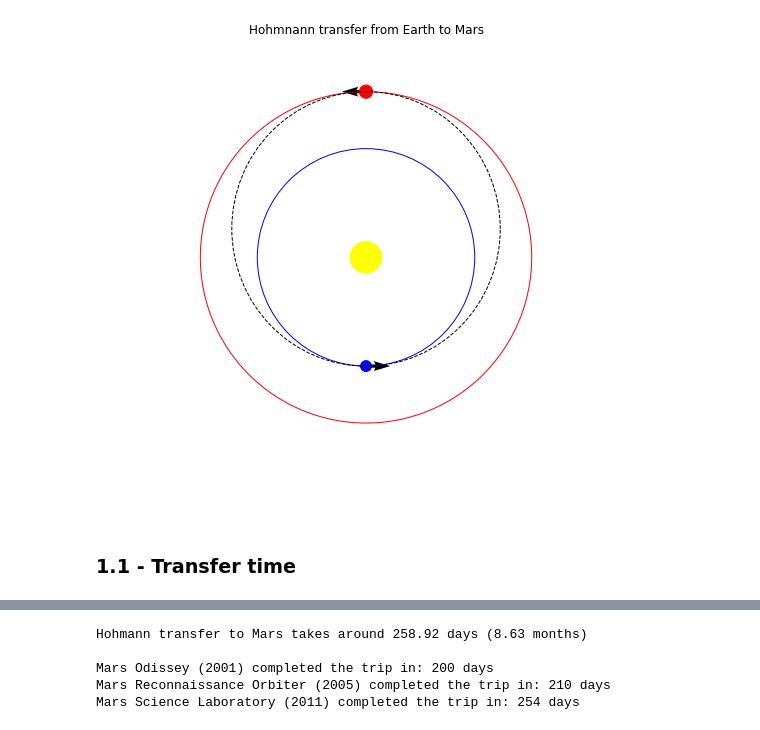
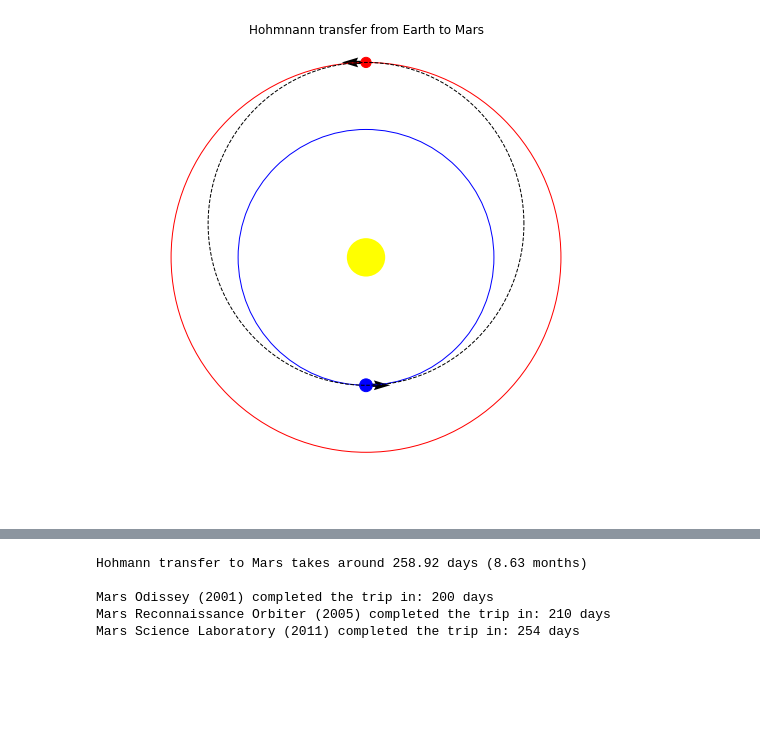
Before and after one commit to bubnicbf/Physics-Libraries, a Jupyter notebook: Introduction_Aerospace_Engineering/HandsOn_Project_Interplanetary_Mission.ipynb, the cells around one changed output, grey strips where cells are left out. Cells and saved outputs as stored; diff of their text form; code cells hidden in the pictures; blank space fills up the shorter version.

```diff
--- a/Introduction_Aerospace_Engineering/HandsOn_Project_Interplanetary_Mission.ipynb
+++ b/Introduction_Aerospace_Engineering/HandsOn_Project_Interplanetary_Mission.ipynb
@@ -31,34 +52,35 @@ R_MARS = 3390000              # Mars' radius [m]
 # %%
+""" DO NOT BOTHER TRYING TO UNDERSTAND THIS PART!!! """
+""" IT JUST CREATES A NICE PLOT OF THE ORBITS """
+
 Sun = plt.Circle((0, 0), 0.15*EARTH_AU, facecolor='Yellow', label='Sun')
 Earth = plt.Circle((0, -EARTH_AU), 0.05*EARTH_AU, facecolor='Blue', edgecolor='Blue', label='Earth')
-Mars = plt.Circle((0, MARS_AU), 0.04*MARS_AU, facecolor='Red', edgecolor='Red', label='Mars')
+Mars = plt.Circle((0, MARS_AU), 0.04*EARTH_AU, facecolor='Red', edgecolor='Red', label='Mars')
 Earth_Orbit = plt.Circle((0, 0), EARTH_AU, facecolor='none', edgecolor='Blue', label='Earth orbit')
 Mars_Orbit = plt.Circle((0, 0), MARS_AU, facecolor='none', edgecolor='Red', label='Mars orbit')
 
 c_ellipse = 0.5 * (MARS_AU - EARTH_AU)
 width = (MARS_AU + EARTH_AU)
 height = 2*np.sqrt(MARS_AU * EARTH_AU)
 Transfer_orbit = Ellipse(xy=[0,c_ellipse], width=width, height=height, angle=90,
                          facecolor='none', edgecolor='Black', linestyle='--', label='Transfer')
 
 fig, ax = plt.subplots(figsize=(8,8))
 ax.add_artist(Sun)
 ax.add_artist(Earth)
 ax.add_artist(Mars)
 ax.add_artist(Earth_Orbit)
 ax.add_artist(Mars_Orbit)
 ax.add_artist(Transfer_orbit)
 ax.set_aspect('equal')
-ax.set_xlim([-2, 2])
-ax.set_ylim([-2, 2])
+ax.set_xlim([-1.7, 1.7])
+ax.set_ylim([-1.7, 1.7])
 plt.quiver(0, -EARTH_AU, 1, 0)
 plt.quiver(0, MARS_AU, -1, 0)
 plt.xlabel('AU')
 plt.ylabel('AU')
 plt.title('Hohmnann transfer from Earth to Mars')
 plt.axis('off')
 plt.show()
 # %% [output]
-[figure, old version]
+[figure, new version]
-# %% [markdown]
-### 1.1 - Transfer time
```
Also changed, not shown: parts of 6 cells of this notebook.
